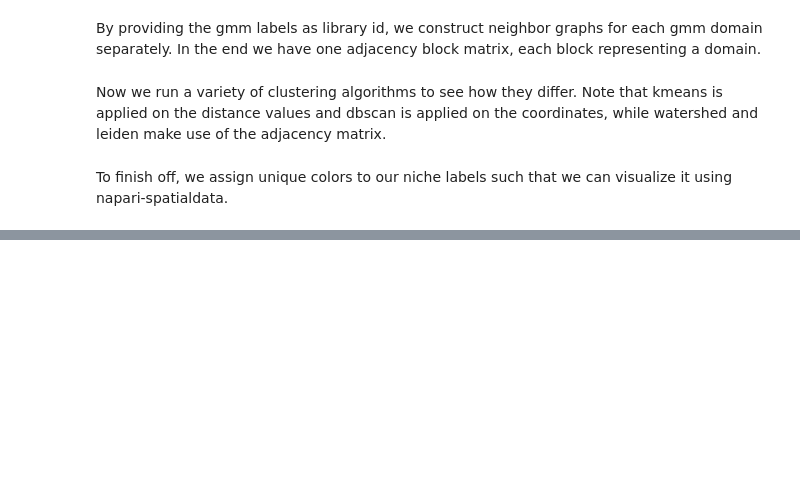
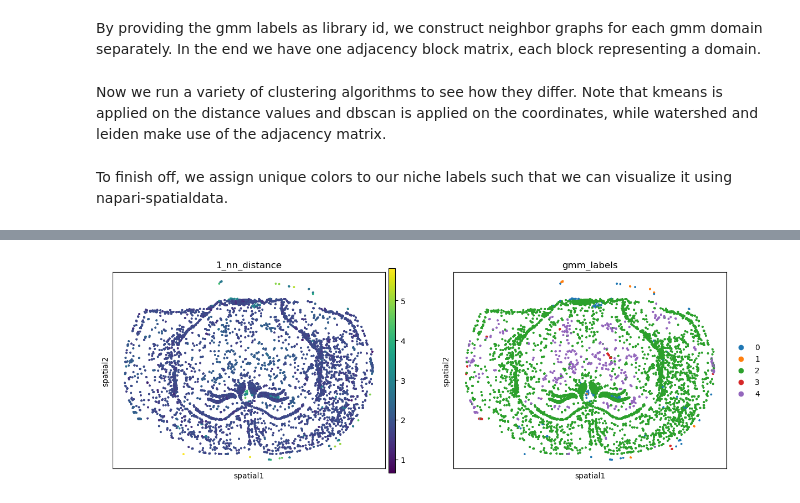
Before and after one commit to LLehner/Adaptive-Niche, a Jupyter notebook: clustering_tutorial.ipynb, the cells around one changed output, grey strips where cells are left out. Cells and saved outputs as stored; diff of their text form; code cells hidden in the pictures; blank space fills up the shorter version.

```diff
--- a/clustering_tutorial.ipynb
+++ b/clustering_tutorial.ipynb
@@ -113,0 +103,6 @@ plotting.plot_niche_stats(sdata.tables["table"], col_keys=["1_nn_distance"], cat
+# %%
+adata = sdata.tables["table"][sdata.tables["table"].obs["watershed_niches"] == 0]
+# %%
+import squidpy as sq
+sq.pl.spatial_scatter(adata, color=["1_nn_distance","gmm_labels"], shape=None)
+# %% [output]
@@ -113,0 +110 @@ plotting.plot_niche_stats(sdata.tables["table"], col_keys=["1_nn_distance"], cat
+[figure, added]
```
Also changed, not shown: parts of 8 cells of this notebook.
